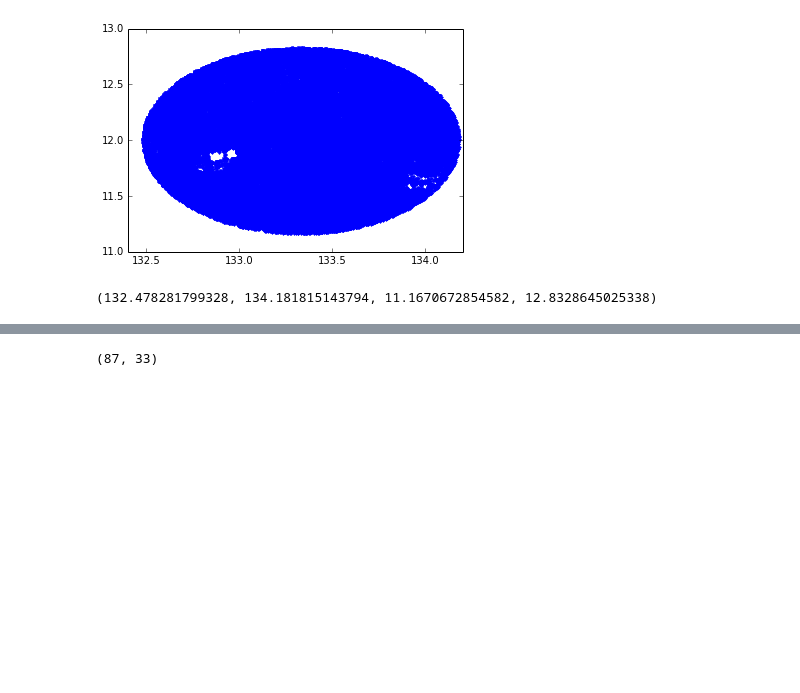
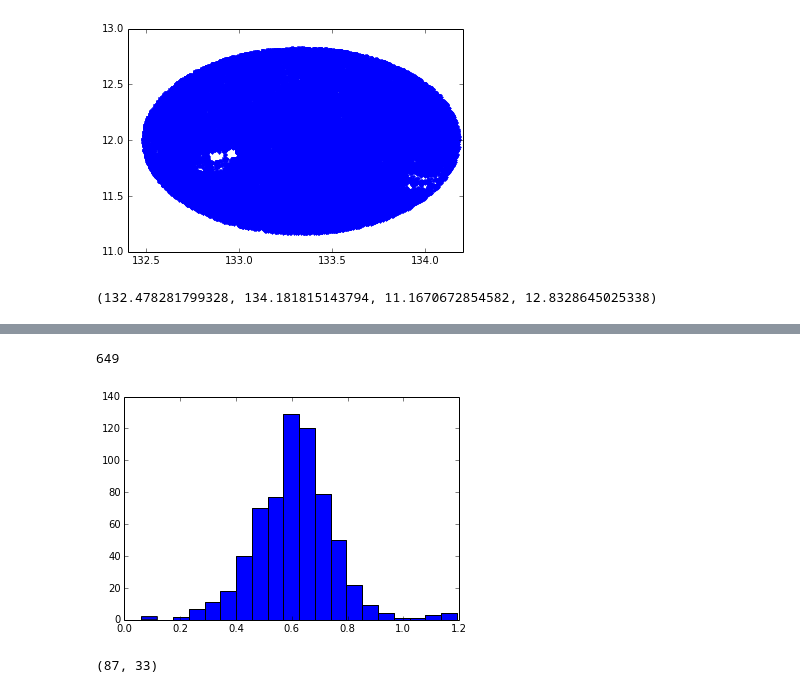
Before and after one commit to RapidLzj/201603, a Jupyter notebook: match_test.ipynb, the cells around one changed output, grey strips where cells are left out. Drawn from its saved outputs; the diff is of its cells as text; code cells hidden in the pictures; blank space fills up the shorter version.

```diff
--- a/match_test.ipynb
+++ b/match_test.ipynb
@@ -256,3 +292,11 @@ if f:
+# %%
+ix_sdss, ix_ref, dis_sdss_ref = star_match(tb_sdss, tb_ref, 1,2, 1,2)
+# %%
+plt.hist(dis_sdss_ref*3600.0, bins=20)
+len(ix_sdss)
+# %% [output]
+649
+[figure, added]
 # %%
 ix_sdss, ix_my = star_match(tbSDSS, tbStar, 1, 2, 1, 2, 3, 3, mag_limit=2.0)
 # %%
```
Also changed, not shown: parts of 12 cells of this notebook, 3 other files.
